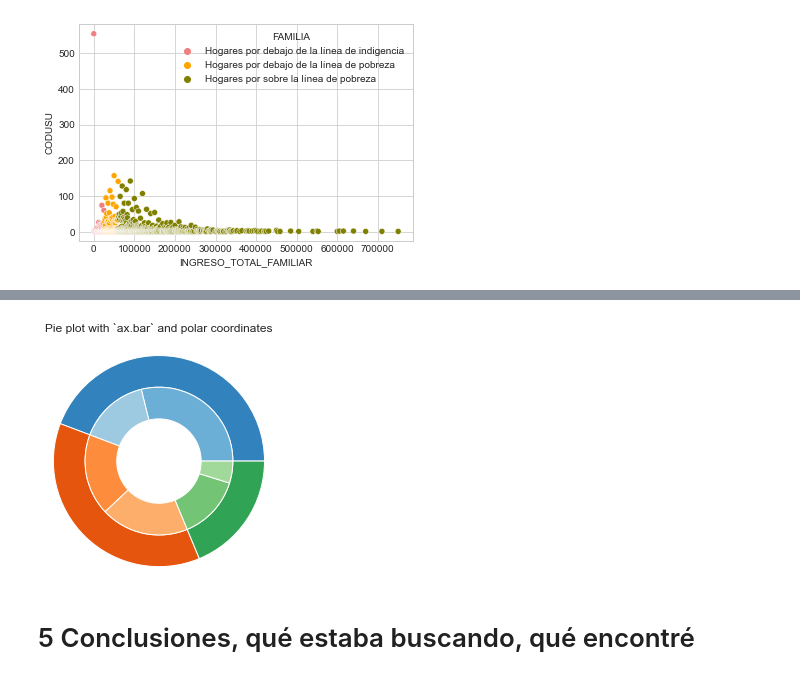
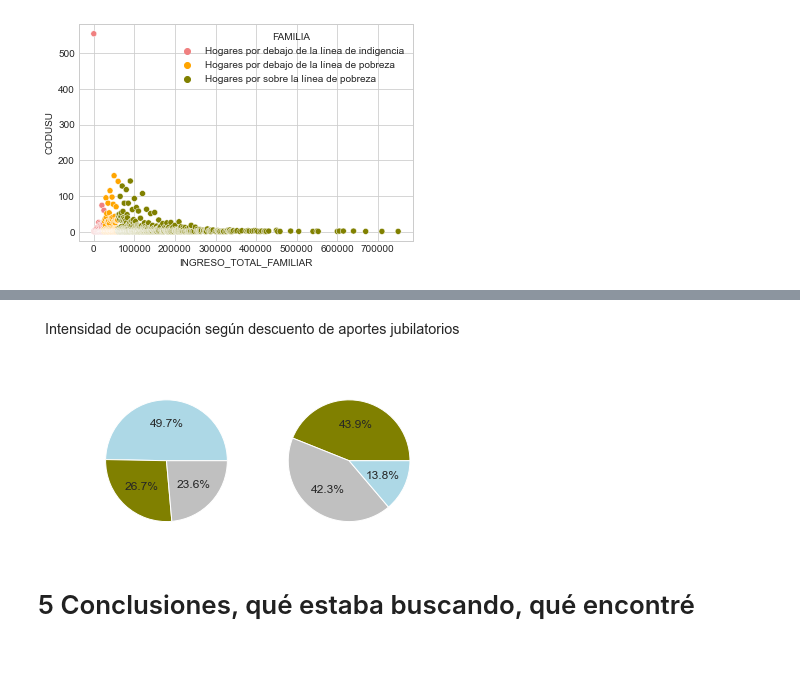
Before and after one commit to VioleCP/EPH-subocupacion, a Jupyter notebook: Subocupación Argentina.ipynb, the cells around one changed output, grey strips where cells are left out. Cells and saved outputs as stored; diff of their text form; code cells hidden in the pictures.

```diff
--- a/Subocupación Argentina.ipynb
+++ b/Subocupación Argentina.ipynb
@@ -794,5 +807,7 @@ plting = sns.catplot(x="INTENSIDAD_DE_LA_OCUPACIÓN", y="MONTO_DE_INGRESO_TOTAL"
 # %%
 #Intensidad de la ocupación según si recibe o no aportes jubilatorios
-totaljub = ocupados.DESCUENTO_POR_JUBILACIÓN.value_counts(normalize = True)
-print(totaljub)
+aportesoc = ocupados[ocupados.INTENSIDAD_DE_LA_OCUPACIÓN == "Ocupado pleno"].DESCUENTO_POR_JUBILACIÓN.value_counts()
+aportessub = ocupados[ocupados.INTENSIDAD_DE_LA_OCUPACIÓN == "Subocupado"].DESCUENTO_POR_JUBILACIÓN.value_counts()
+print(aportesoc)
+print(aportessub)
 # %% [output]
@@ -942,27 +822,8 @@ AttributeError: 'DataFrame' object has no attribute 'flatten'
-# %%
-fig, ax = plt.subplots(subplot_kw=dict(projection="polar"))
-
-size = 0.3
-vals = np.array([[60., 32.], [37., 40.], [29., 10.]])
-#normalize vals to 2 pi
-valsnorm = vals/np.sum(vals)*2*np.pi
-#obtain the ordinates of the bar edges
-valsleft = np.cumsum(np.append(0, valsnorm.flatten()[:-1])).reshape(vals.shape)
-
-cmap = plt.get_cmap("tab20c")
-outer_colors = cmap(np.arange(3)*4)
-inner_colors = cmap([1, 2, 5, 6, 9, 10])
-
-ax.bar(x=valsleft[:, 0],
-       width=valsnorm.sum(axis=1), bottom=1-size, height=size,
-       color=outer_colors, edgecolor='w', linewidth=1, align="edge")
-
-ax.bar(x=valsleft.flatten(),
-       width=valsnorm.flatten(), bottom=1-2*size, height=size,
-       color=inner_colors, edgecolor='w', linewidth=1, align="edge")
-
-ax.set(title="Pie plot with `ax.bar` and polar coordinates")
-ax.set_axis_off()
-plt.show()
-# %% [output]
-[figure, removed]
+# %%
+fig, (ax1, ax2) = plt.subplots(1, 2)
+
+fig.suptitle('Intensidad de ocupación según descuento de aportes jubilatorios')
+ax1.pie(aportesoc,colors= ["lightblue", "olive", "silver"], autopct='%1.1f%%')
+ax2.pie(aportessub, colors= ["olive","silver", "lightblue"], autopct='%1.1f%%');
+# %% [output]
+[figure, added]
```
Also changed, not shown: parts of 26 cells of this notebook.
